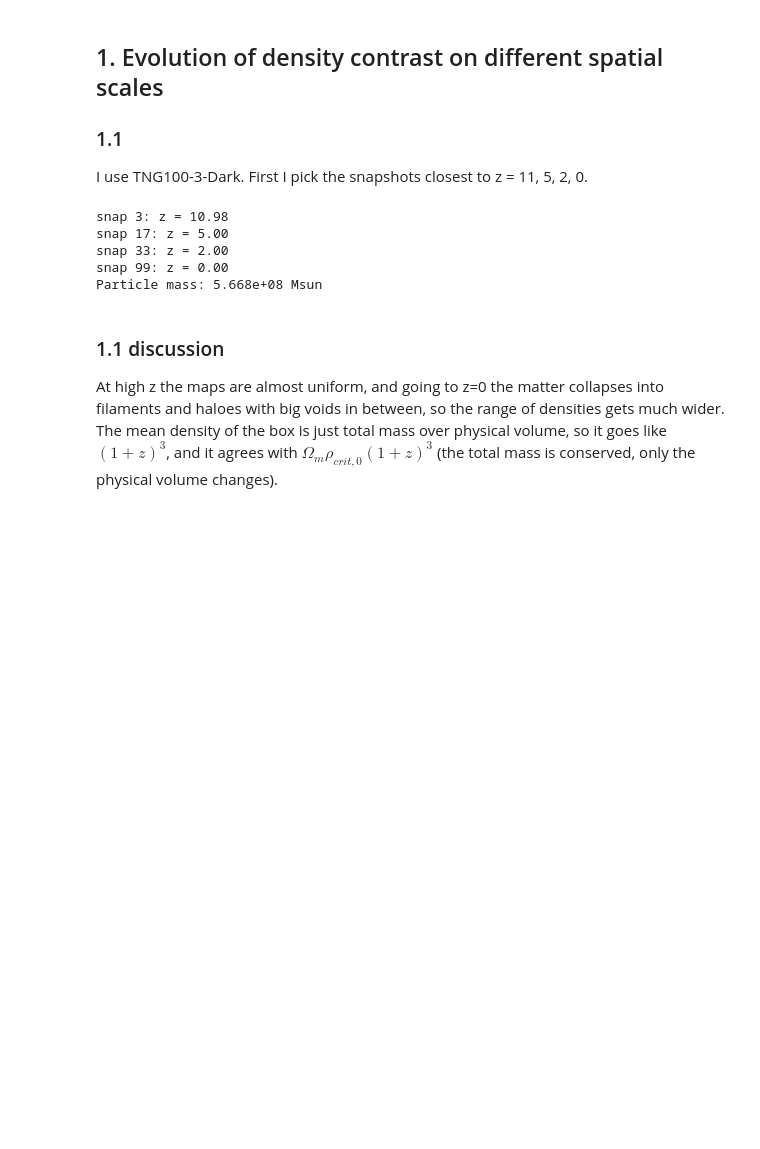
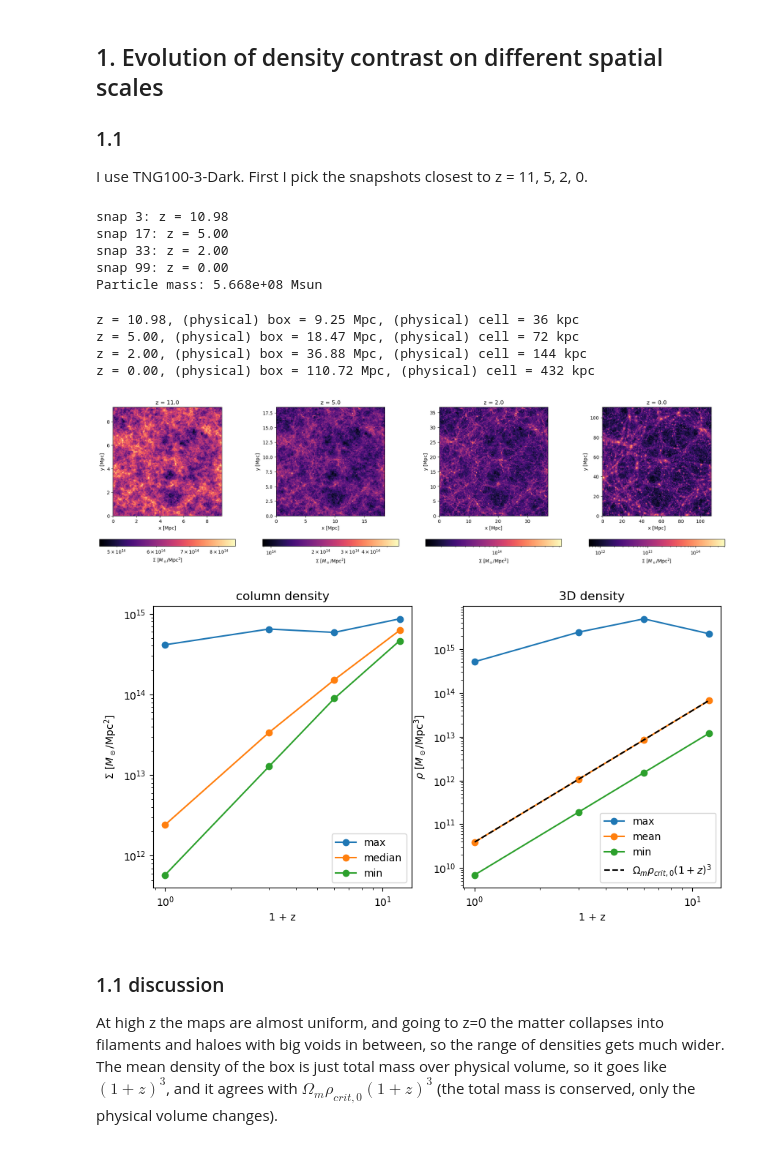
Before and after one commit to 2003cy/cosmology_block_course, a Jupyter notebook: ProblemSheet3_YangCheng.ipynb, the cells around one changed output. Cells and saved outputs as stored; diff of their text form; code cells hidden in the pictures; blank space fills up the shorter version.

```diff
--- a/ProblemSheet3_YangCheng.ipynb
+++ b/ProblemSheet3_YangCheng.ipynb
@@ -65,35 +65,42 @@ for ax, snap in zip(axes, snaps):
     rho = counts * dm_mass / (box / nbins)**3
 
     redshift.append(z)
     Sigma_min.append(Sigma[Sigma > 0].min())
     Sigma_median.append(np.median(Sigma))
     Sigma_max.append(Sigma.max())
     rho_min.append(rho[rho > 0].min())
     rho_mean.append(rho.mean())
     rho_max.append(rho.max())
-    print(f'z = {z:.2f}, box = {box:.2f} Mpc, cell = {box / nbins * 1000:.0f} kpc')
+    print(f'z = {z:.2f}, (physical) box = {box:.2f} Mpc, (physical) cell = {box / nbins * 1000:.0f} kpc')
 plt.show()
 
 redshift = np.array(redshift)
 z_plot = np.linspace(0, redshift.max(), 100)
 
-fig, axes = plt.subplots(1, 2, figsize=(14, 6))
+fig, axes = plt.subplots(1, 2, figsize=(10, 5))
 axes[0].plot(1 + redshift, Sigma_max, marker='o', label='max')
 axes[0].plot(1 + redshift, Sigma_median, marker='o', label='median')
 axes[0].plot(1 + redshift, Sigma_min, marker='o', label='min')
 axes[0].set(ylabel=r'$\Sigma$ [$M_\odot$/Mpc$^2$]', title='column density')
 
 axes[1].plot(1 + redshift, rho_max, marker='o', label='max')
 axes[1].plot(1 + redshift, rho_mean, marker='o', label='mean')
 axes[1].plot(1 + redshift, rho_min, marker='o', label='min')
 axes[1].plot(1 + z_plot, header['Omega0'] * rho_crit0 * (1 + z_plot)**3, 'k--',
              label=r'$\Omega_m\rho_{crit,0}(1+z)^3$')
 axes[1].set(ylabel=r'$\rho$ [$M_\odot$/Mpc$^3$]', title='3D density')
 
 for ax in axes:
     ax.set(xscale='log', yscale='log', xlabel='1 + z')
     ax.legend()
 plt.show()
+# %% [output]
+z = 10.98, (physical) box = 9.25 Mpc, (physical) cell = 36 kpc
+z = 5.00, (physical) box = 18.47 Mpc, (physical) cell = 72 kpc
+z = 2.00, (physical) box = 36.88 Mpc, (physical) cell = 144 kpc
+z = 0.00, (physical) box = 110.72 Mpc, (physical) cell = 432 kpc
+[figure, added]
+[figure, added]
 # %% [markdown]
 ### 1.1 discussion
 
```
Also changed, not shown: parts of 1 cell of this notebook.
